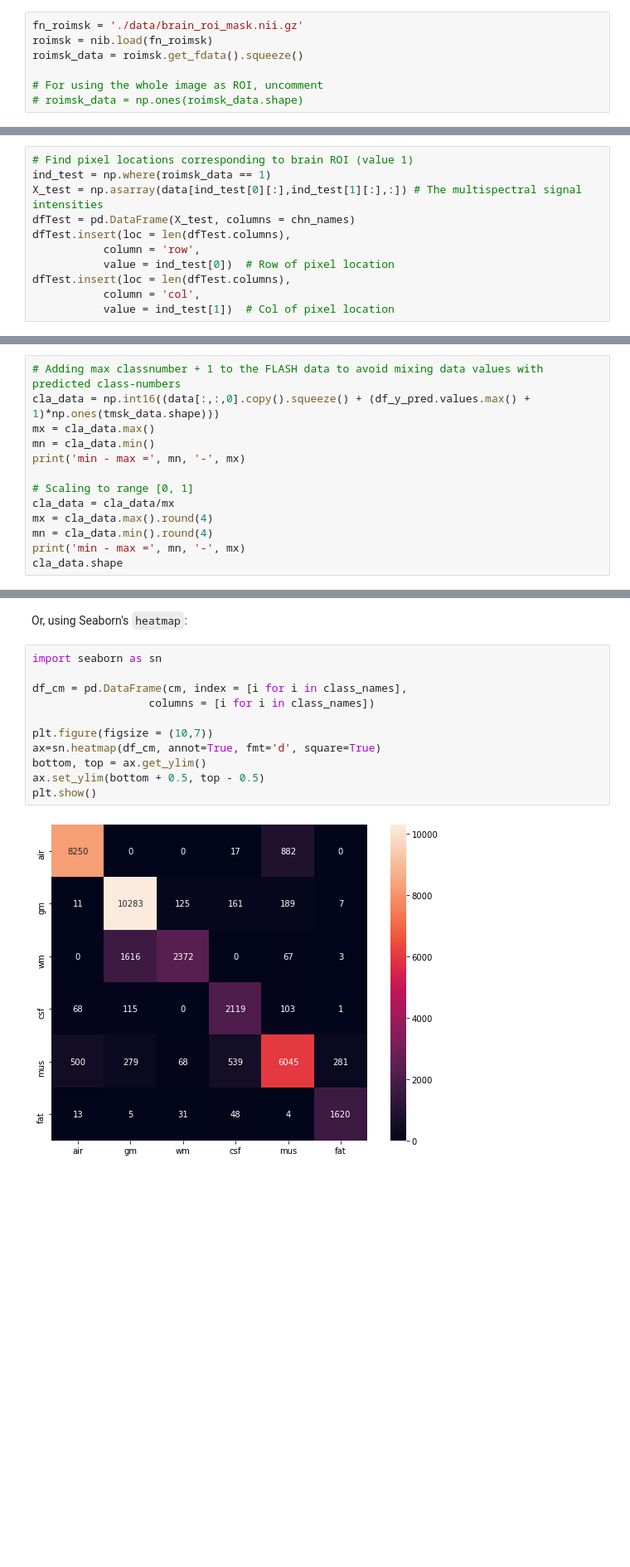
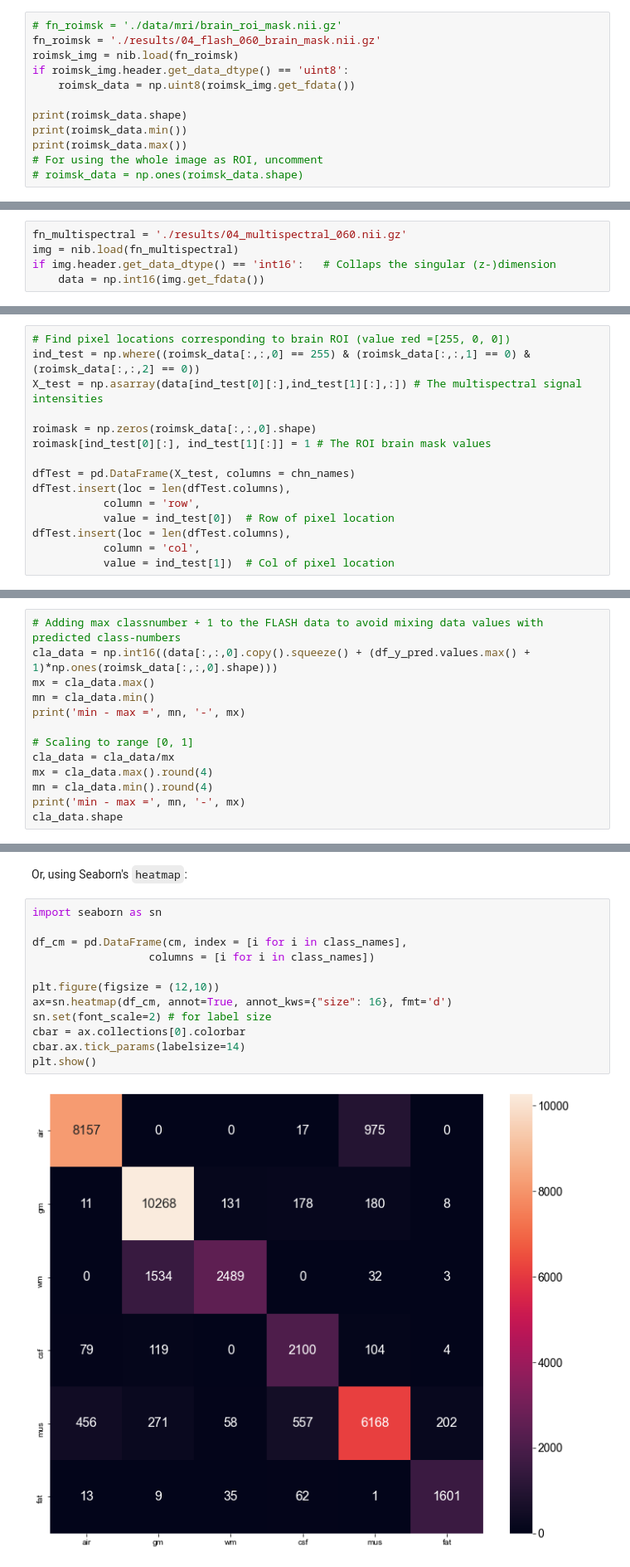
Before and after one commit to computational-medicine/BMED360-2021, a Jupyter notebook: Lab2-ML-tissue-classification/04-mri-knn-tissue-classification.ipynb, the cells around one changed output, grey strips where cells are left out. Shown at 83% size. Saved outputs shown, nothing was run; the diff lists cells and outputs as text; blank space fills up the shorter version.

```diff
--- a/Lab2-ML-tissue-classification/04-mri-knn-tissue-classification.ipynb
+++ b/Lab2-ML-tissue-classification/04-mri-knn-tissue-classification.ipynb
@@ -386,9 +687,14 @@ X_train.shape
 # %% [markdown]
 For being able to map classified pixels (i.e. pixel-based feature vectors in **signal intensity space** $\subset \mathbf R^4$) back into **image space** $\subset \mathbf N^+ \times \mathbf N^+$ we will need to store their row-column $(i, j)$ locations - not only the feature vectors.
 # %%
-fn_roimsk = './data/brain_roi_mask.nii.gz'
-roimsk = nib.load(fn_roimsk)
-roimsk_data = roimsk.get_fdata().squeeze()
+# fn_roimsk = './data/mri/brain_roi_mask.nii.gz'
+fn_roimsk = './results/04_flash_060_brain_mask.nii.gz'
+roimsk_img = nib.load(fn_roimsk)
+if roimsk_img.header.get_data_dtype() == 'uint8':
+    roimsk_data = np.uint8(roimsk_img.get_fdata())
 
+print(roimsk_data.shape)
+print(roimsk_data.min())
+print(roimsk_data.max())
 # For using the whole image as ROI, uncomment
 # roimsk_data = np.ones(roimsk_data.shape)
@@ -394,0 +710,5 @@ roimsk_data = roimsk.get_fdata().squeeze()
+# %%
+fn_multispectral = './results/04_multispectral_060.nii.gz'
+img = nib.load(fn_multispectral)
+if img.header.get_data_dtype() == 'int16':   # Collaps the singular (z-)dimension
+    data = np.int16(img.get_fdata())
@@ -397,9 +728,13 @@ roimsk_data = roimsk.get_fdata().squeeze()
 
 **and save the test data samples and their corresponding pixel locations as a Pandas dataframe**
 # %%
-# Find pixel locations corresponding to brain ROI (value 1)
-ind_test = np.where(roimsk_data == 1)
+# Find pixel locations corresponding to brain ROI (value red =[255, 0, 0])
+ind_test = np.where((roimsk_data[:,:,0] == 255) & (roimsk_data[:,:,1] == 0) & (roimsk_data[:,:,2] == 0))
 X_test = np.asarray(data[ind_test[0][:],ind_test[1][:],:]) # The multispectral signal intensities
+
+roimask = np.zeros(roimsk_data[:,:,0].shape)
+roimask[ind_test[0][:], ind_test[1][:]] = 1 # The ROI brain mask values
+
 dfTest = pd.DataFrame(X_test, columns = chn_names)
 dfTest.insert(loc = len(dfTest.columns),
            column = 'row',
@@ -637,7 +979,7 @@ df_y_pred['Class'] = df_y_pred['Class'].map(cla_code)
 **Initially, we "lift" (i.e. add a constant to) the range of signal intensities in the FLASH channels to avoid mixing data values in FLASH with the overlay of tissue class numbers**
 # %%
 # Adding max classnumber + 1 to the FLASH data to avoid mixing data values with predicted class-numbers
-cla_data = np.int16((data[:,:,0].copy().squeeze() + (df_y_pred.values.max() + 1)*np.ones(tmsk_data.shape)))
+cla_data = np.int16((data[:,:,0].copy().squeeze() + (df_y_pred.values.max() + 1)*np.ones(roimsk_data[:,:,0].shape)))
 mx = cla_data.max()
 mn = cla_data.min()
 print('min - max =', mn, '-', mx)
@@ -785,16 +1137,17 @@ Or, using Seaborn's `heatmap`:
 # %%
 import seaborn as sn
 
 df_cm = pd.DataFrame(cm, index = [i for i in class_names],
                   columns = [i for i in class_names])
 
-plt.figure(figsize = (10,7))
-ax=sn.heatmap(df_cm, annot=True, fmt='d', square=True)
-bottom, top = ax.get_ylim()
-ax.set_ylim(bottom + 0.5, top - 0.5)
+plt.figure(figsize = (12,10))
+ax=sn.heatmap(df_cm, annot=True, annot_kws={"size": 16}, fmt='d')
+sn.set(font_scale=2) # for label size
+cbar = ax.collections[0].colorbar
+cbar.ax.tick_params(labelsize=14)
 plt.show()
 # %% [output]
-[figure, old version]
+[figure, new version]
 # %% [markdown]
 ### $\rightarrow$ Your turn!
 
```
Also changed, not shown: parts of 79 cells of this notebook, 15 other files.
